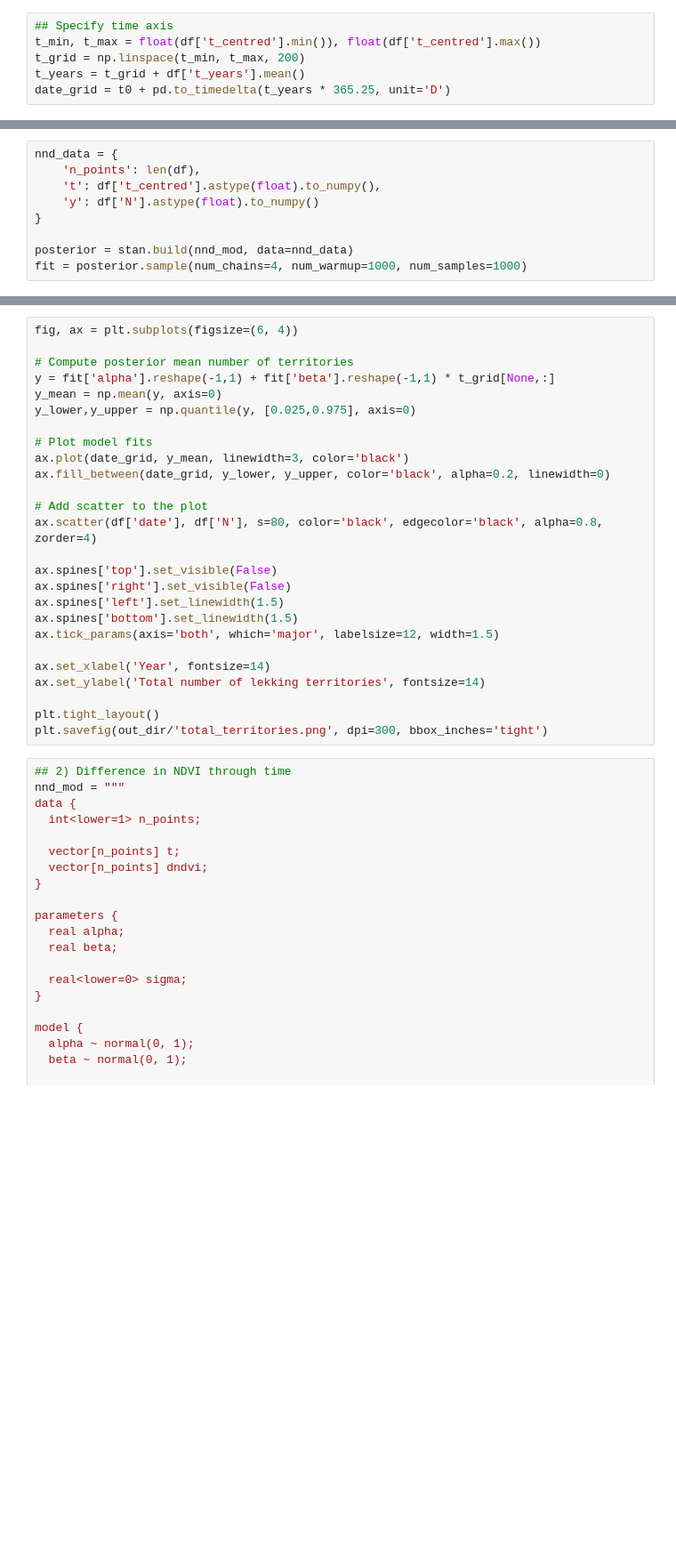
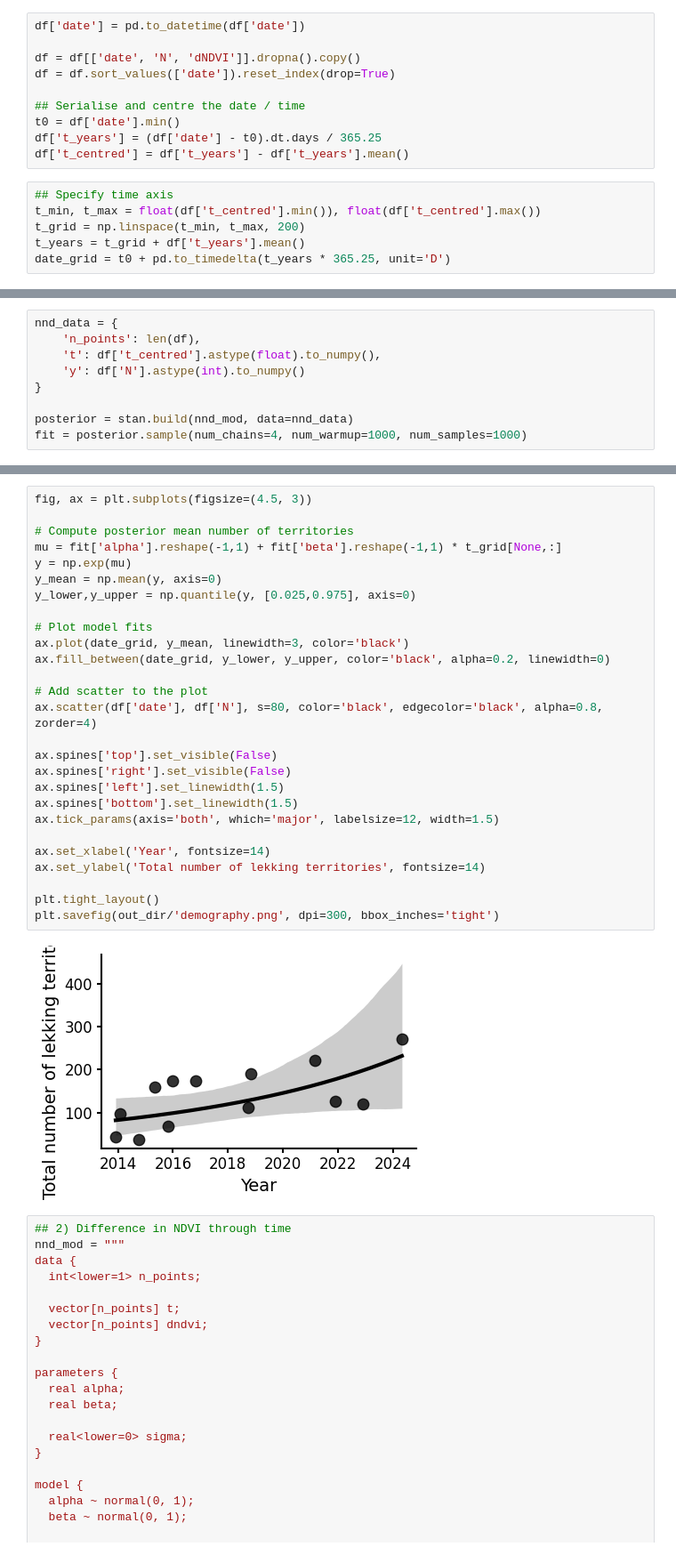
Before and after one commit to ruthviksp/territory_geometry, a Jupyter notebook: model_lek_transition.ipynb, the cells around one changed output, grey strips where cells are left out. Shown at 89% size. Saved outputs shown, nothing was run; the diff lists cells and outputs as text; blank space fills up the shorter version.

```diff
--- a/model_lek_transition.ipynb
+++ b/model_lek_transition.ipynb
@@ -130,6 +130,16 @@ plt.tight_layout()
 [figure]
 # %% [markdown]
 ### Descriptive plots
+# %%
+df['date'] = pd.to_datetime(df['date'])
+
+df = df[['date', 'N', 'dNDVI']].dropna().copy()
+df = df.sort_values(['date']).reset_index(drop=True)
+
+## Serialise and centre the date / time
+t0 = df['date'].min()
+df['t_years'] = (df['date'] - t0).dt.days / 365.25
+df['t_centred'] = df['t_years'] - df['t_years'].mean()
 # %%
 ## Specify time axis
 t_min, t_max = float(df['t_centred'].min()), float(df['t_centred'].max())
@@ -168,7 +183,7 @@ model {
 nnd_data = {
     'n_points': len(df),
     't': df['t_centred'].astype(float).to_numpy(),
-    'y': df['N'].astype(float).to_numpy()
+    'y': df['N'].astype(int).to_numpy()
 }
 
 posterior = stan.build(nnd_mod, data=nnd_data)
@@ -176,29 +285,32 @@ fit = posterior.sample(num_chains=4, num_warmup=1000, num_samples=1000)
 # %%
-fig, ax = plt.subplots(figsize=(6, 4))
+fig, ax = plt.subplots(figsize=(4.5, 3))
 
 # Compute posterior mean number of territories
-y = fit['alpha'].reshape(-1,1) + fit['beta'].reshape(-1,1) * t_grid[None,:]
+mu = fit['alpha'].reshape(-1,1) + fit['beta'].reshape(-1,1) * t_grid[None,:]
+y = np.exp(mu)
 y_mean = np.mean(y, axis=0)
 y_lower,y_upper = np.quantile(y, [0.025,0.975], axis=0)
 
 # Plot model fits
 ax.plot(date_grid, y_mean, linewidth=3, color='black')
 ax.fill_between(date_grid, y_lower, y_upper, color='black', alpha=0.2, linewidth=0)
 
 # Add scatter to the plot
 ax.scatter(df['date'], df['N'], s=80, color='black', edgecolor='black', alpha=0.8, zorder=4)
 
 ax.spines['top'].set_visible(False)
 ax.spines['right'].set_visible(False)
 ax.spines['left'].set_linewidth(1.5)
 ax.spines['bottom'].set_linewidth(1.5)
 ax.tick_params(axis='both', which='major', labelsize=12, width=1.5)
 
 ax.set_xlabel('Year', fontsize=14)
 ax.set_ylabel('Total number of lekking territories', fontsize=14)
 
 plt.tight_layout()
-plt.savefig(out_dir/'total_territories.png', dpi=300, bbox_inches='tight')
+plt.savefig(out_dir/'demography.png', dpi=300, bbox_inches='tight')
+# %% [output]
+[figure, added]
 # %%
 ## 2) Difference in NDVI through time
 nnd_mod = """
```
Also changed, not shown: parts of 5 cells of this notebook, 1 other file.
